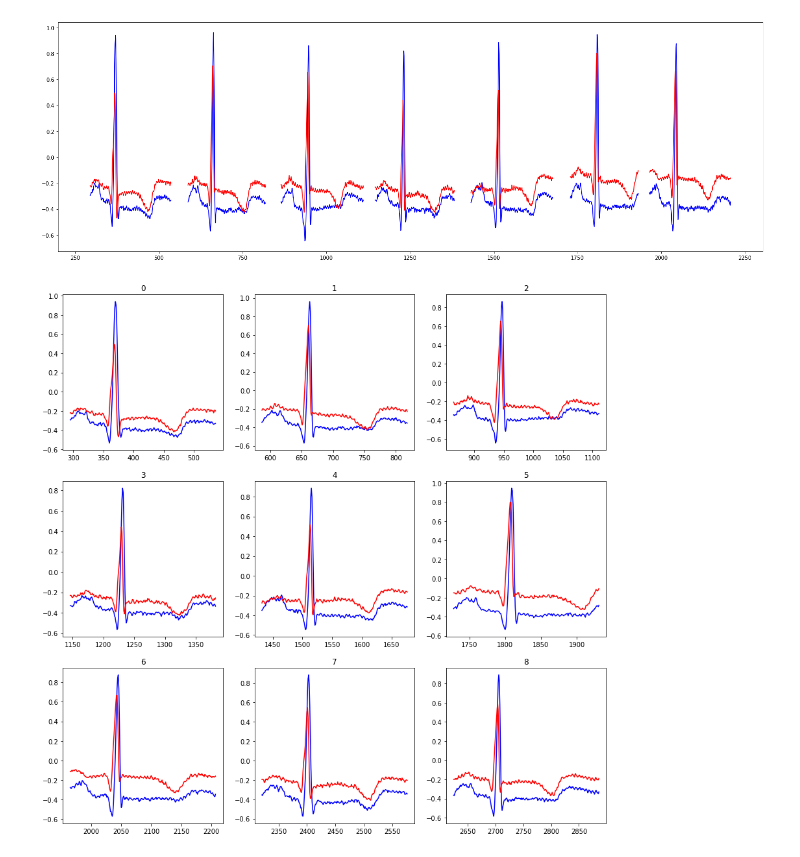
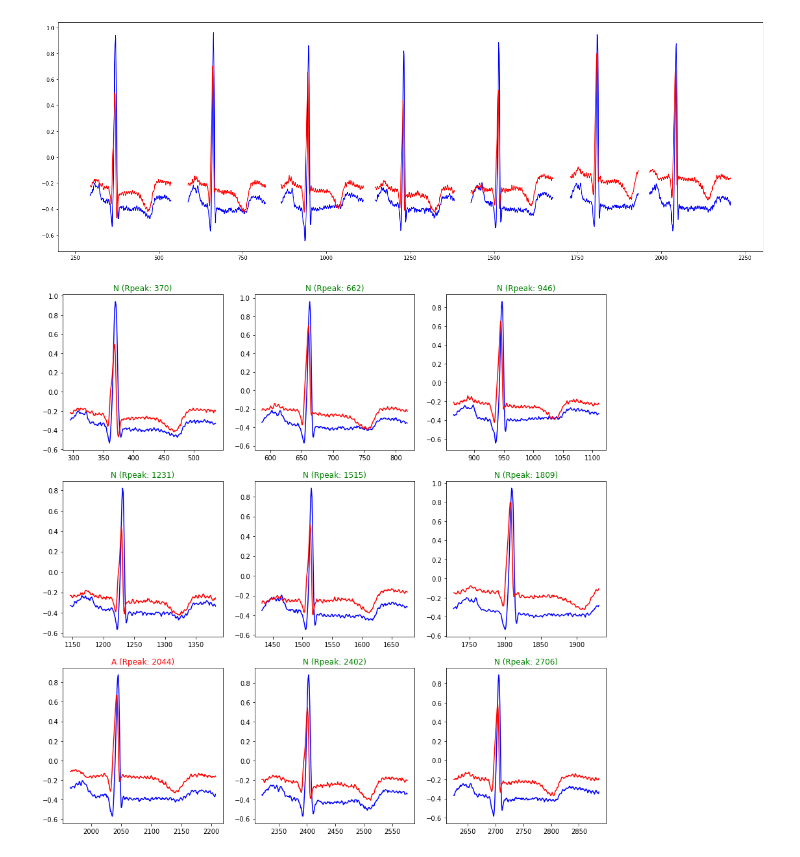
Before and after one commit to lhadhazy/neural_ffn_ecg_tensorflow, a Jupyter notebook: Untitled.ipynb, the cells around one changed output. Saved outputs shown, nothing was run; the diff lists cells and outputs as text; code cells hidden in the pictures.

```diff
--- a/Untitled.ipynb
+++ b/Untitled.ipynb
@@ -334,6 +334,8 @@ plt.plot(df['MLII'].head(300))
 # %%
 dfall=pd.read_csv('100_ALL_samples.csv', sep=',',header=0,   squeeze=False)
 dfseg=pd.read_csv('100_ALL_QRS_csv.csv', sep=',',header=0, parse_dates=[0],  squeeze=False)
+dfann=pd.read_csv('100_ALL_ANN.csv', sep=',',header=0, parse_dates=[0],  squeeze=False)
+dfrri=pd.read_csv('100_ALL_RRI.csv', sep=',',header=0)
 #df.drop(df.index[:1], inplace=True)
 
 pattern = '[()]p.*p[)]'
@@ -391,14 +393,20 @@ for x in range(0,7):
 # %%
 fig, axes = plt.subplots(nrows=3, ncols=3, figsize = (15,15))
 
 
 y = -1
 for x in range(0,9):
     if x % 3 == 0:
         y=y+1
     dfseg1 = dfall[(dfall['sample'] >= sliceList[x][0]) & (dfall['sample'] <= sliceList[x][1])]
+
+    if str(dfrri['Type'][x]) != 'N':
+        axes[y, x % 3].set_title('my title', color="red")
+    else:
+        axes[y, x % 3].set_title('my title', color="green")
+
     axes[y, x % 3].plot(dfseg1['MLII'], color="blue")
     axes[y, x % 3].plot(dfseg1['V5'], color="red")
-    axes[y, x % 3].set_title(x)
+    axes[y, x % 3].set_title(str(dfrri['Type'][x]) + ' (Rpeak: ' + str(dfann['sample'][x]) + ')' )
 # %% [output]
-[figure, old version]
+[figure, new version]
```
